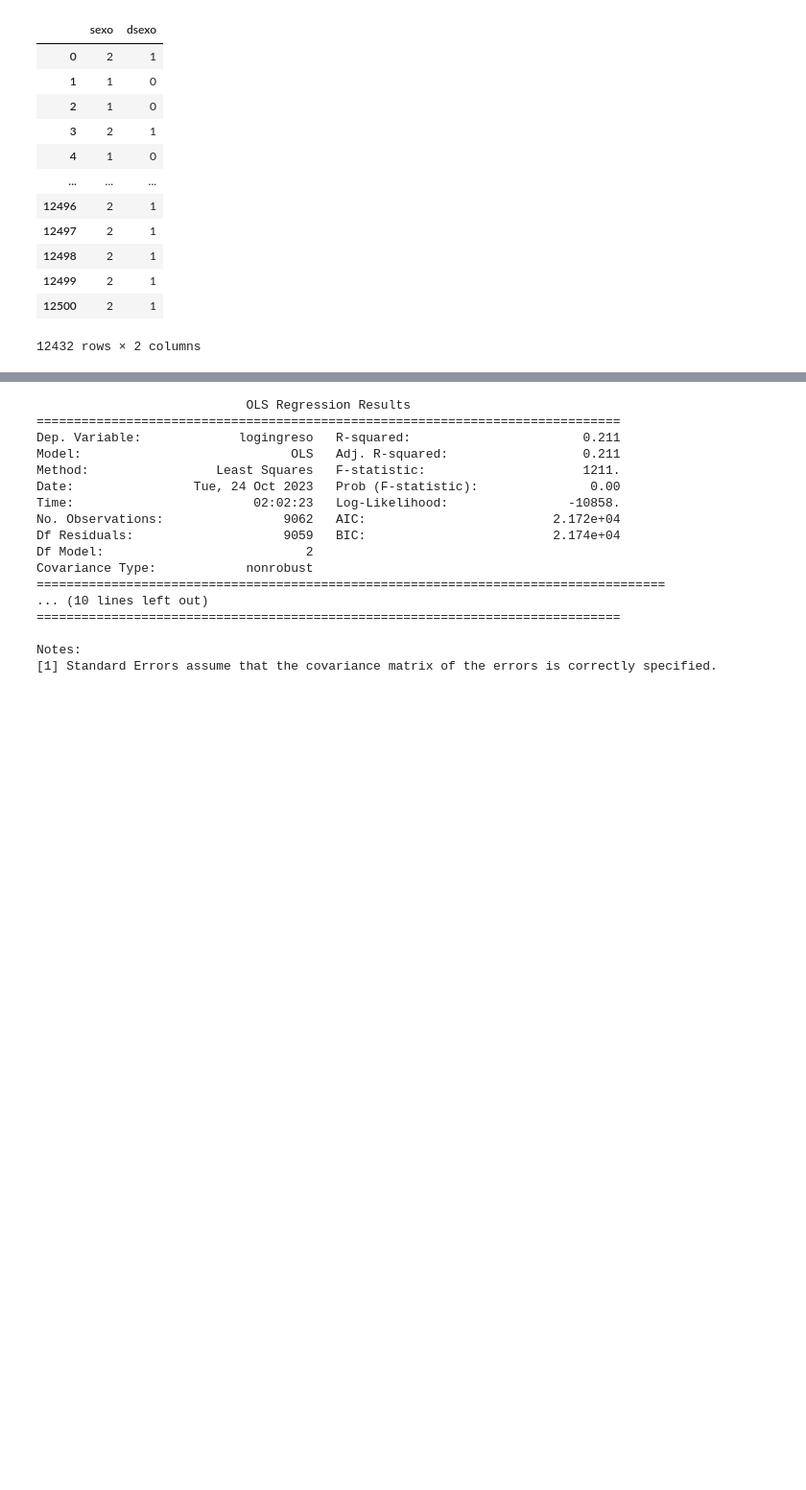
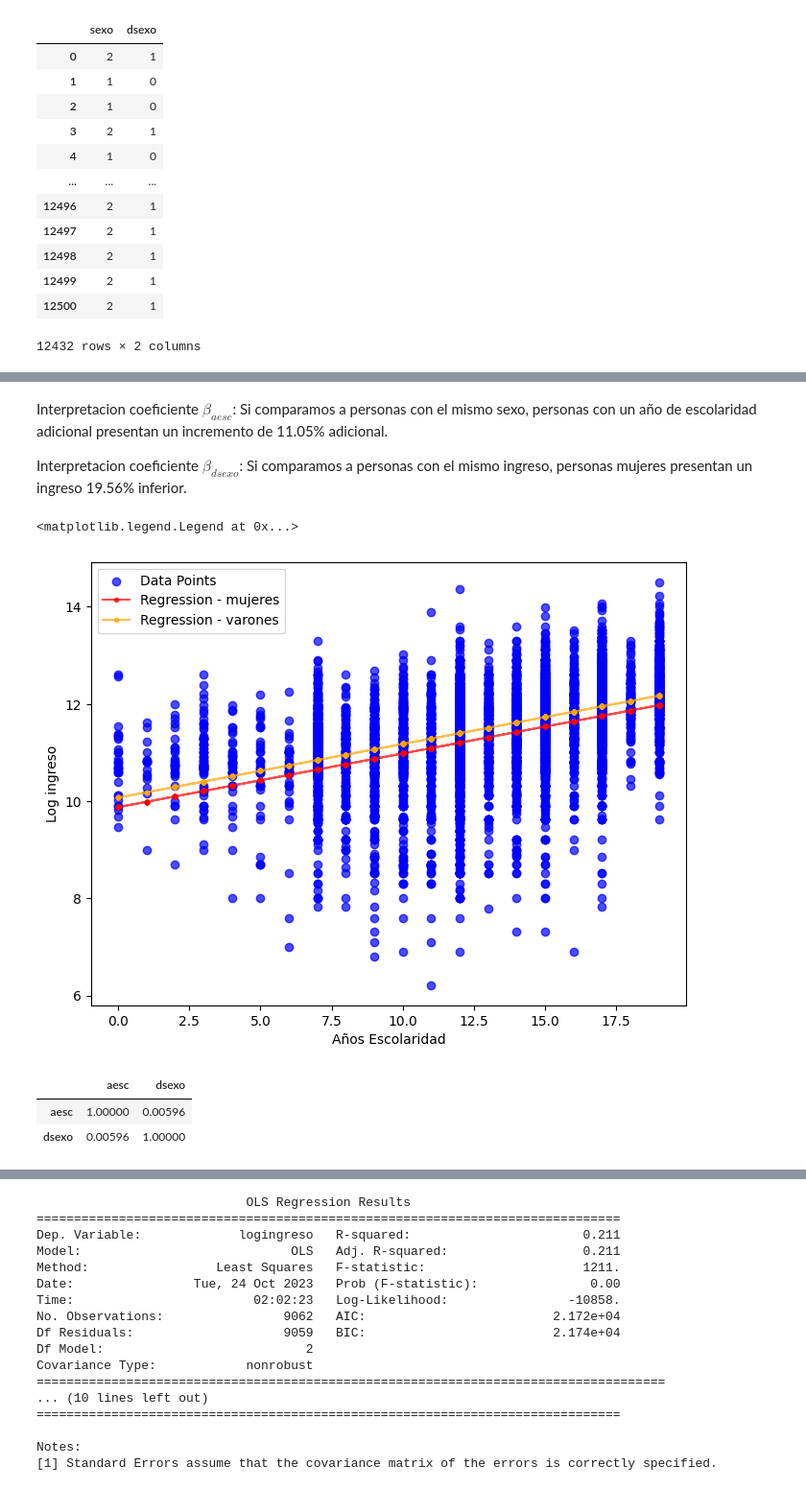
Before and after one commit to rpasquini/econometria-iae, a Jupyter notebook: Ejemplos_Regresion_Multiple.ipynb, the cells around one changed output, grey strips where cells are left out. Shown: that part at 96% size. Drawn from its saved outputs; the diff is of its cells as text; code cells hidden in the pictures; blank space fills up the shorter version.

```diff
--- a/Ejemplos_Regresion_Multiple.ipynb
+++ b/Ejemplos_Regresion_Multiple.ipynb
@@ -101,6 +148,31 @@ Covariance Type:            nonrobust
 
 Notes:
 [1] Standard Errors assume that the covariance matrix of the errors is correctly specified.
+# %% [markdown]
+Interpretacion coeficiente $\beta_{aesc}$: Si comparamos a personas con el mismo sexo, personas con un año de escolaridad adicional presentan un incremento de 11.05% adicional.
+
+Interpretacion coeficiente $\beta_{dsexo}$: Si comparamos a personas con el mismo ingreso, personas mujeres presentan un ingreso 19.56% inferior.
+# %%
+df2=df[['logingreso','aesc','dsexo']].dropna() # Restrinjo el df a las observaciones usadas en la regresión
+df2['predicciones']=res.fittedvalues
+dfmujeres=df2[df2['dsexo']==1]
+dfvarones=df2[df2['dsexo']==0]
+plt.figure(figsize=(8, 6)) #tamaño de la figura
+plt.scatter(df2['aesc'], df2['logingreso'], color='blue', alpha=0.7, label='Data Points')
+plt.plot(dfmujeres['aesc'], dfmujeres['predicciones'],  alpha=0.7, color= "red", marker='.', linestyle='-', label='Regression - mujeres')
+plt.plot(dfvarones['aesc'], dfvarones['predicciones'],  alpha=0.7, color= "orange", marker='.', linestyle='-', label='Regression - varones')
+plt.xlabel('Años Escolaridad')
+plt.ylabel('Log ingreso')
+plt.legend()
+# %% [output]
+<matplotlib.legend.Legend at 0x...>
+[figure, added]
+# %%
+df2[['aesc','dsexo']].corr()
+# %% [output]
+|  | aesc | dsexo |
+| aesc | 1.00000 | 0.00596 |
+| dsexo | 0.00596 | 1.00000 |
 # %% [markdown]
 Codificacion de pregunta m1 sobre lugar de nacimiento.
 ![image.png](embedded-picture-1)
```
Also changed, not shown: parts of 7 cells of this notebook.
